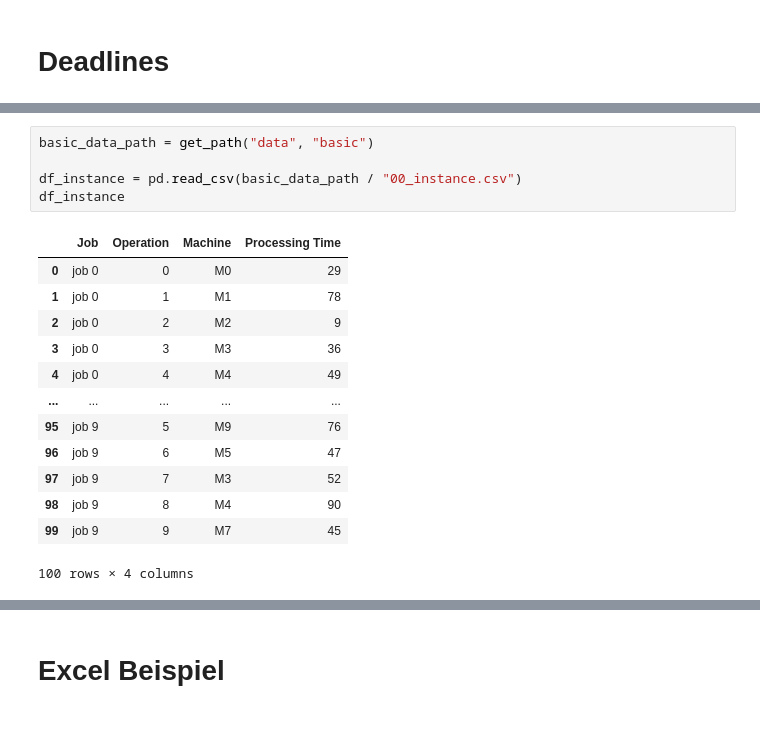
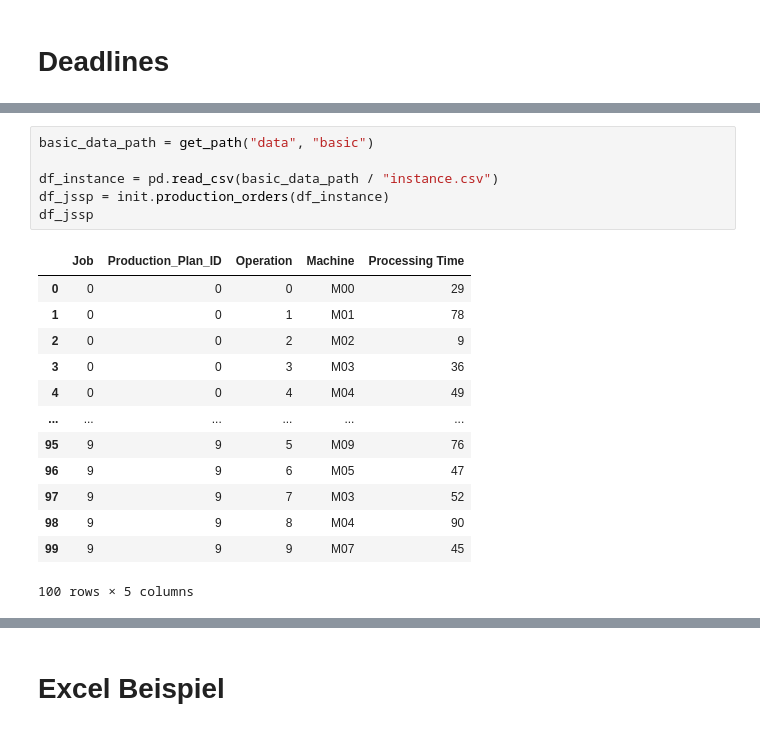
Before and after one commit to konrad-adamski/HTWD_Minimalinvasives_Job-Shop_Scheduling, a Jupyter notebook: notebooks/01_Time_Conditions/Deadlines - Munkelt.ipynb, the cells around one changed output, grey strips where cells are left out. Drawn from its saved outputs; the diff is of its cells as text.

```diff
--- a/notebooks/01_Time_Conditions/11_Deadlines - Munkelt.ipynb
+++ b/notebooks/01_Time_Conditions/Deadlines - Munkelt.ipynb
@@ -9,21 +14,22 @@ import math
 # %%
 basic_data_path = get_path("data", "basic")
 
-df_instance = pd.read_csv(basic_data_path / "00_instance.csv")
-df_instance
+df_instance = pd.read_csv(basic_data_path / "instance.csv")
+df_jssp = init.production_orders(df_instance)
+df_jssp
 # %% [output]
-|  | Job | Operation | Machine | Processing Time |
-| 0 | job 0 | 0 | M0 | 29 |
-| 1 | job 0 | 1 | M1 | 78 |
-| 2 | job 0 | 2 | M2 | 9 |
-| 3 | job 0 | 3 | M3 | 36 |
-| 4 | job 0 | 4 | M4 | 49 |
-| ... | ... | ... | ... | ... |
-| 95 | job 9 | 5 | M9 | 76 |
-| 96 | job 9 | 6 | M5 | 47 |
-| 97 | job 9 | 7 | M3 | 52 |
-| 98 | job 9 | 8 | M4 | 90 |
-| 99 | job 9 | 9 | M7 | 45 |
+|  | Job | Production_Plan_ID | Operation | Machine | Processing Time |
+| 0 | 0 | 0 | 0 | M00 | 29 |
+| 1 | 0 | 0 | 1 | M01 | 78 |
+| 2 | 0 | 0 | 2 | M02 | 9 |
+| 3 | 0 | 0 | 3 | M03 | 36 |
+| 4 | 0 | 0 | 4 | M04 | 49 |
+| ... | ... | ... | ... | ... | ... |
+| 95 | 9 | 9 | 5 | M09 | 76 |
+| 96 | 9 | 9 | 6 | M05 | 47 |
+| 97 | 9 | 9 | 7 | M03 | 52 |
+| 98 | 9 | 9 | 8 | M04 | 90 |
+| 99 | 9 | 9 | 9 | M07 | 45 |
-100 rows × 4 columns
+100 rows × 5 columns
 # %%
 # Step 1: Gesamtdauer und Wahrscheinlichkeit
```
Also changed, not shown: parts of 9 cells of this notebook, 14 other files.
